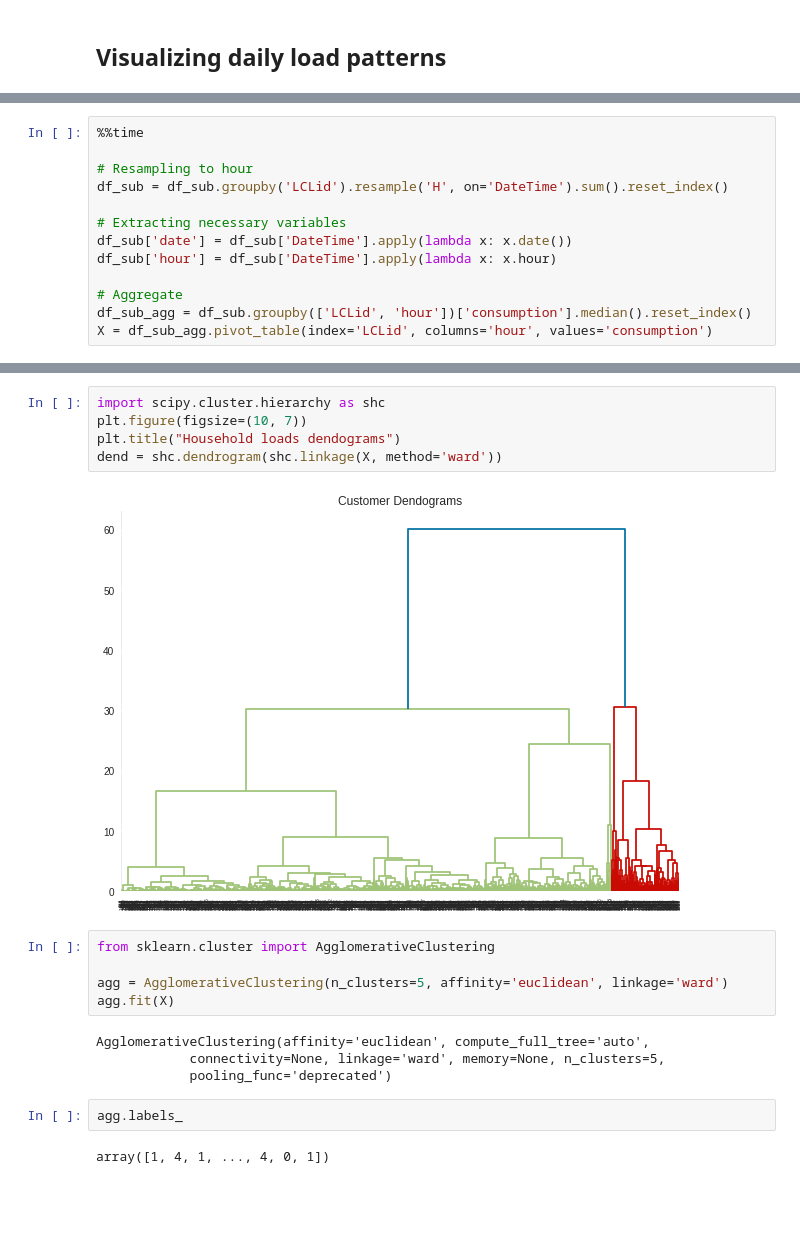
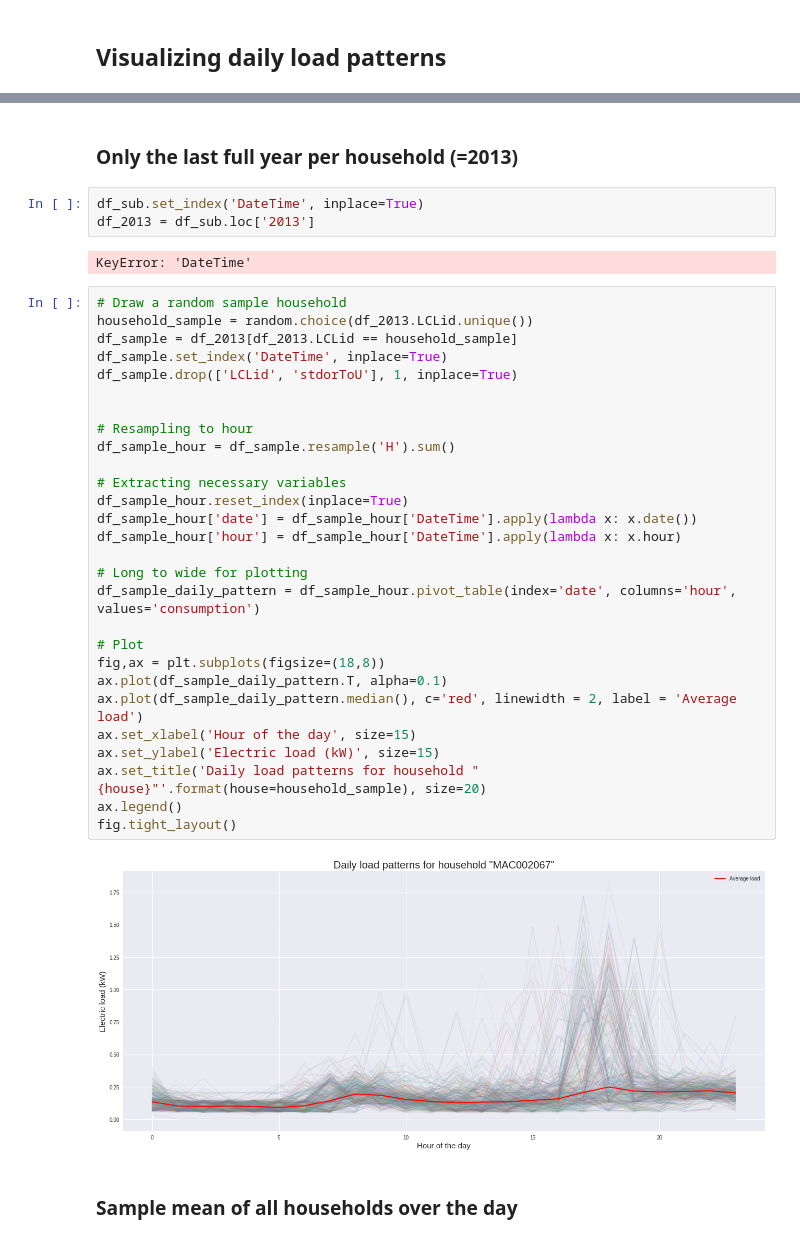
Before and after one commit to CrazyHooch1/smartmeter, a Jupyter notebook: notebooks/1_analysis_london_data.ipynb, the cells around one changed output, grey strips where cells are left out. Drawn from its saved outputs; the diff is of its cells as text; blank space fills up the shorter version.

Commit message:
Exploration, Household clustering, daily clustering

```diff
--- a/notebooks/1_analysis_london_data.ipynb
+++ b/notebooks/1_analysis_london_data.ipynb
@@ -112,13 +122,0 @@ df_sub = df[df.LCLid.isin(household_sample)]
-# %%
-%%time
-
-# Resampling to hour
-df_sub = df_sub.groupby('LCLid').resample('H', on='DateTime').sum().reset_index()
-
-# Extracting necessary variables
-df_sub['date'] = df_sub['DateTime'].apply(lambda x: x.date())
-df_sub['hour'] = df_sub['DateTime'].apply(lambda x: x.hour)
-
-# Aggregate
-df_sub_agg = df_sub.groupby(['LCLid', 'hour'])['consumption'].median().reset_index()
-X = df_sub_agg.pivot_table(index='LCLid', columns='hour', values='consumption')
@@ -171,20 +123,39 @@ fig.tight_layout()
-# %%
-import scipy.cluster.hierarchy as shc
-plt.figure(figsize=(10, 7))
-plt.title("Household loads dendograms")
-dend = shc.dendrogram(shc.linkage(X, method='ward'))
-# %% [output]
-[figure, removed]
-# %%
-from sklearn.cluster import AgglomerativeClustering
-
-agg = AgglomerativeClustering(n_clusters=5, affinity='euclidean', linkage='ward')
-agg.fit(X)
-# %% [output]
-AgglomerativeClustering(affinity='euclidean', compute_full_tree='auto',
-            connectivity=None, linkage='ward', memory=None, n_clusters=5,
-            pooling_func='deprecated')
-# %%
-agg.labels_
-# %% [output]
-array([1, 4, 1, ..., 4, 0, 1])
+# %% [markdown]
+###  Only the last full year per household (=2013)
+# %%
+df_sub.set_index('DateTime', inplace=True)
+df_2013 = df_sub.loc['2013']
+# %% [output]
+KeyError: 'DateTime'
+# %%
+# Draw a random sample household
+household_sample = random.choice(df_2013.LCLid.unique())
+df_sample = df_2013[df_2013.LCLid == household_sample]
+df_sample.set_index('DateTime', inplace=True)
+df_sample.drop(['LCLid', 'stdorToU'], 1, inplace=True)
+
+
+# Resampling to hour
+df_sample_hour = df_sample.resample('H').sum()
+
+# Extracting necessary variables
+df_sample_hour.reset_index(inplace=True)
+df_sample_hour['date'] = df_sample_hour['DateTime'].apply(lambda x: x.date())
+df_sample_hour['hour'] = df_sample_hour['DateTime'].apply(lambda x: x.hour)
+
+# Long to wide for plotting
+df_sample_daily_pattern = df_sample_hour.pivot_table(index='date', columns='hour', values='consumption')
+
+# Plot
+fig,ax = plt.subplots(figsize=(18,8))
+ax.plot(df_sample_daily_pattern.T, alpha=0.1)
+ax.plot(df_sample_daily_pattern.median(), c='red', linewidth = 2, label = 'Average load')
+ax.set_xlabel('Hour of the day', size=15)
+ax.set_ylabel('Electric load (kW)', size=15)
+ax.set_title('Daily load patterns for household "{house}"'.format(house=household_sample), size=20)
+ax.legend()
+fig.tight_layout()
+# %% [output]
+[figure, added]
+# %% [markdown]
+### Sample mean of all households over the day
```
Also changed, not shown: parts of 21 cells of this notebook, 2 other files.
